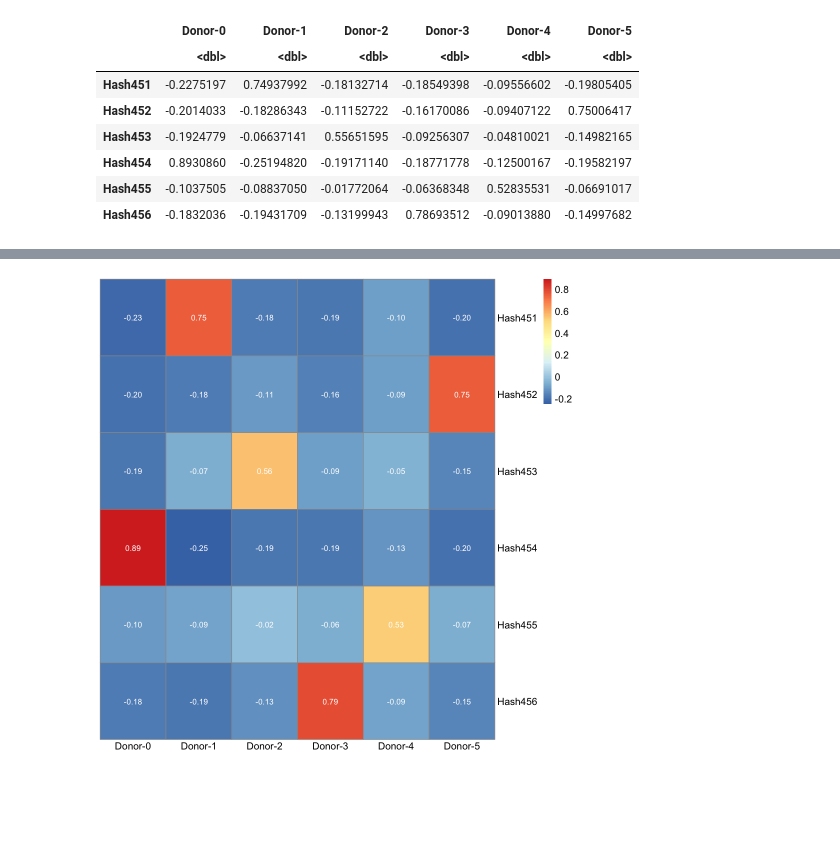
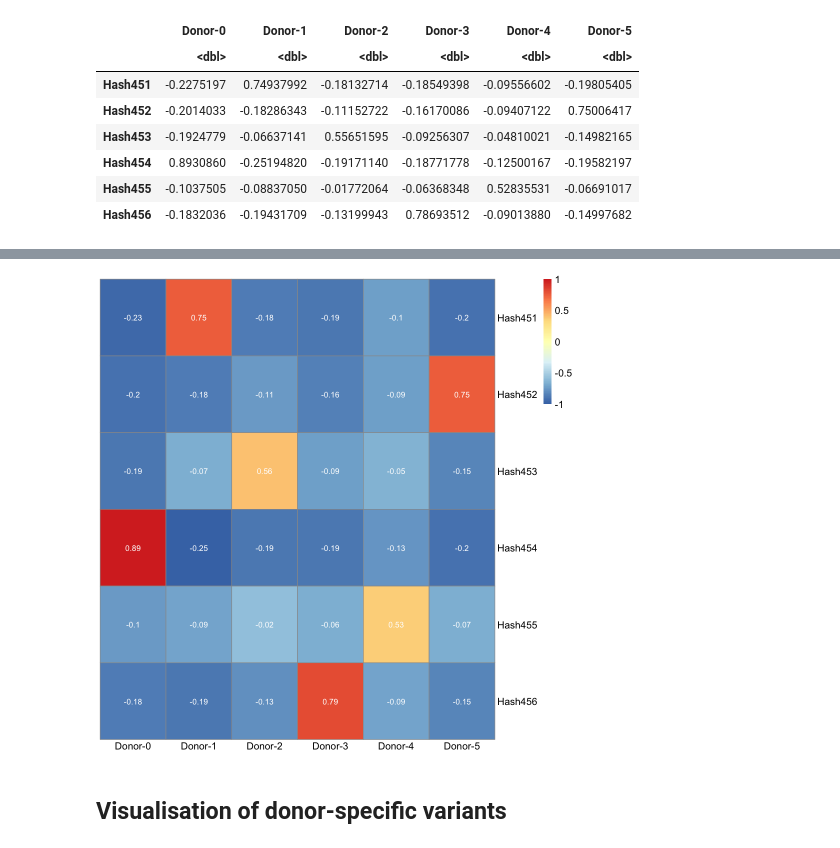
Before and after one commit to theislab/hadge-reproducibility, a Jupyter notebook: notebooks/Figure3.ipynb, the cells around one changed output, grey strips where cells are left out. Saved outputs shown, nothing was run; the diff lists cells and outputs as text; code cells hidden in the pictures; blank space fills up the shorter version.

```diff
--- a/notebooks/Figure3.ipynb
+++ b/notebooks/Figure3.ipynb
@@ -26,3 +30,13 @@ A data.frame: 6 x 6
 | Hash454 | 0.8930860 | -0.25194820 | -0.19171140 | -0.18771778 | -0.12500167 | -0.19582197 |
 | Hash455 | -0.1037505 | -0.08837050 | -0.01772064 | -0.06368348 | 0.52835531 | -0.06691017 |
 | Hash456 | -0.1832036 | -0.19431709 | -0.13199943 | 0.78693512 | -0.09013880 | -0.14997682 |
+# %%
+# Scale the matrix between -1 and 1
+
+correlation_gx12 <- as.matrix(correlation_gx12)
+
+min_value <- min(correlation_gx12)
+max_value <- max(correlation_gx12)
+
+scaled_matrix <- ((correlation_gx12 - min_value) / (max_value - min_value)) * 2 - 1
+scaled_matrix
@@ -29,15 +52,17 @@ A data.frame: 6 x 6
 # %%
 # Define the color palette and the annotation
 newCols <- colorRampPalette(grDevices::rainbow(6))
 annoCol <- newCols(6)
 names(annoCol) <- colnames(correlation_gx12)
 annoCol <- list(category = annoCol)
 
 # Sort the axis
-correlation_gx12 <- correlation_gx12[order(row.names(correlation_gx12)), ]
+scaled_matrix <- scaled_matrix[order(row.names(scaled_matrix)), ]
 
 # Heatamp
-pheatmap(correlation_gx12, treeheight_row=F, treeheight_col=F, display_numbers=T, angle_col="0",
+pheatmap(scaled_matrix, treeheight_row=F, treeheight_col=F, display_numbers=round(correlation_gx12,2), angle_col="0",
          number_color = "white", fontsize = 12, cluster_rows = F, cluster_cols = F) #, filename="concordance_heatmap_gx12.png", width = 7, height = 5
 # %% [output]
-[figure, old version]
+[figure, new version]
+# %% [markdown]
+## Visualisation of donor-specific variants
```
Also changed, not shown: parts of 6 cells of this notebook, 13 other files.
